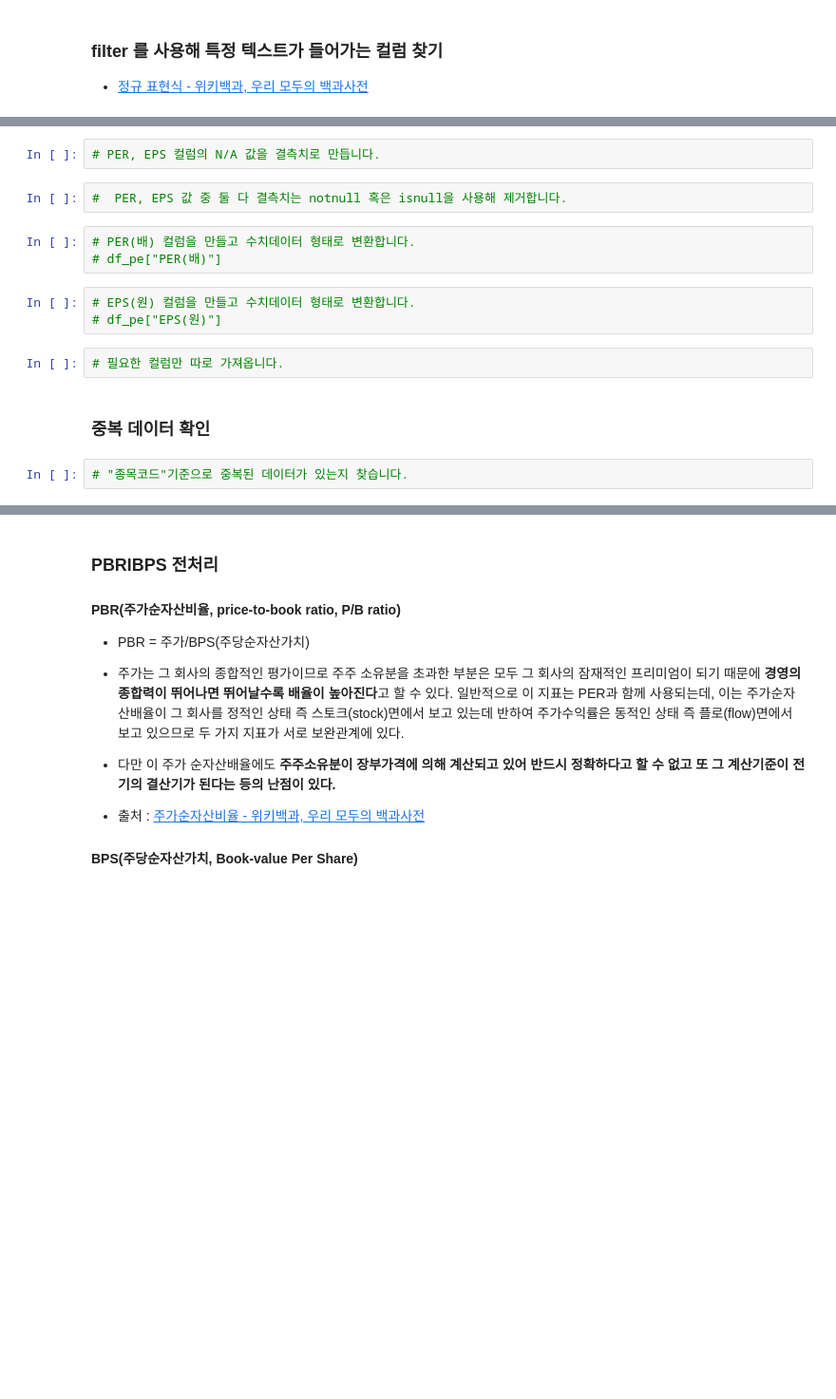
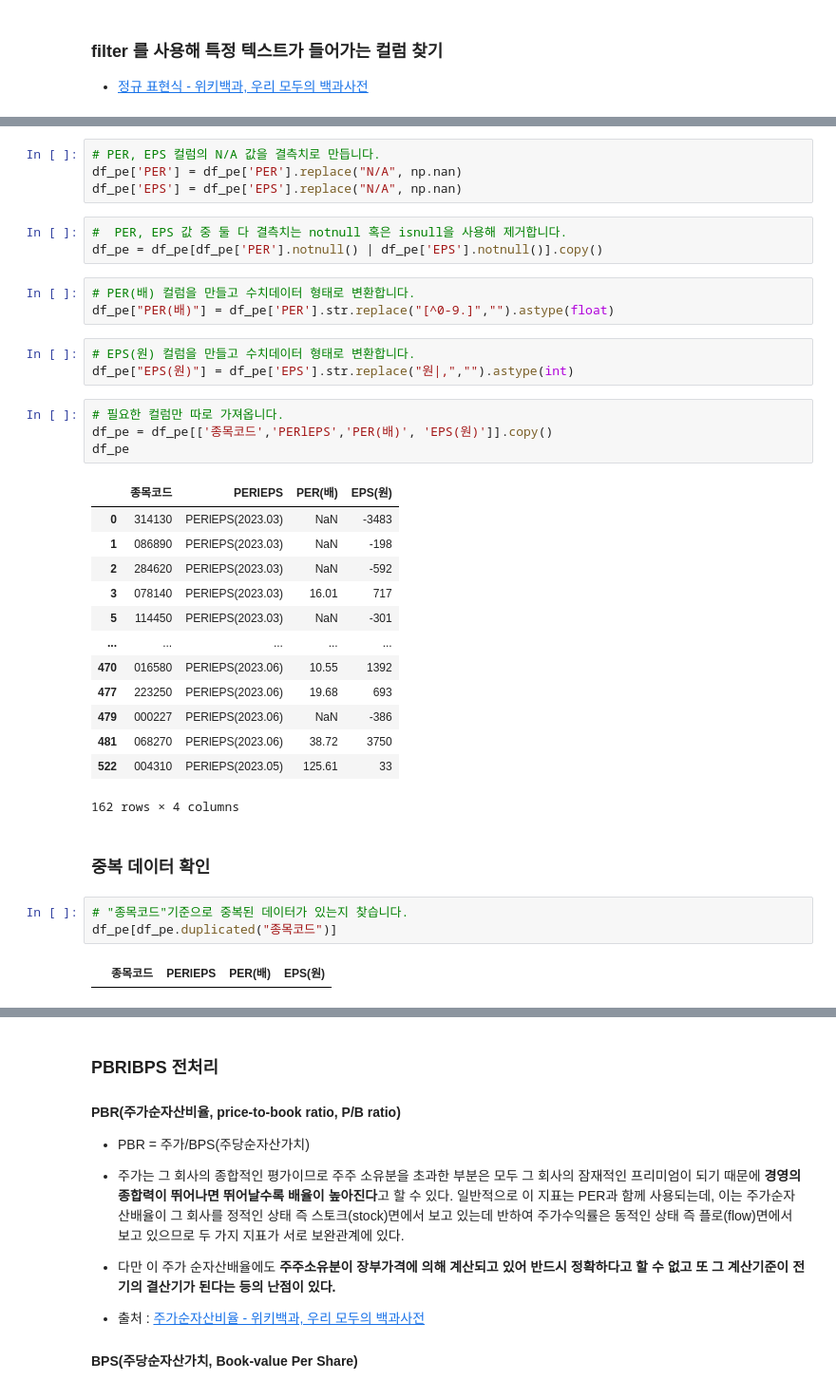
Before and after one commit to jamjamzo/finance-data-analysis, a Jupyter notebook: 5.2 업종 테마 데이터 전처리-input.ipynb, the cells around one changed output, grey strips where cells are left out. Shown at 95% size. Saved outputs shown, nothing was run; the diff lists cells and outputs as text; blank space fills up the shorter version.

```diff
--- a/5.2 업종 테마 데이터 전처리-input.ipynb
+++ b/5.2 업종 테마 데이터 전처리-input.ipynb
@@ -440,19 +559,41 @@ EPS는 당기순이익 규모가 늘면 높아지게 되고, 전환사채의 주
 # %%
 # PER, EPS 컬럼의 N/A 값을 결측치로 만듭니다.
+df_pe['PER'] = df_pe['PER'].replace("N/A", np.nan)
+df_pe['EPS'] = df_pe['EPS'].replace("N/A", np.nan)
 # %%
 #  PER, EPS 값 중 둘 다 결측치는 notnull 혹은 isnull을 사용해 제거합니다.
+df_pe = df_pe[df_pe['PER'].notnull() | df_pe['EPS'].notnull()].copy()
 # %%
 # PER(배) 컬럼을 만들고 수치데이터 형태로 변환합니다.
-# df_pe["PER(배)"]
+df_pe["PER(배)"] = df_pe['PER'].str.replace("[^0-9.]","").astype(float)
 # %%
 # EPS(원) 컬럼을 만들고 수치데이터 형태로 변환합니다.
-# df_pe["EPS(원)"]
+df_pe["EPS(원)"] = df_pe['EPS'].str.replace("원|,","").astype(int)
 # %%
 # 필요한 컬럼만 따로 가져옵니다.
+df_pe = df_pe[['종목코드','PERlEPS','PER(배)', 'EPS(원)']].copy()
+df_pe
+# %% [output]
+|  | 종목코드 | PERlEPS | PER(배) | EPS(원) |
+| 0 | 314130 | PERlEPS(2023.03) | NaN | -3483 |
+| 1 | 086890 | PERlEPS(2023.03) | NaN | -198 |
+| 2 | 284620 | PERlEPS(2023.03) | NaN | -592 |
+| 3 | 078140 | PERlEPS(2023.03) | 16.01 | 717 |
+| 5 | 114450 | PERlEPS(2023.03) | NaN | -301 |
+| ... | ... | ... | ... | ... |
+| 470 | 016580 | PERlEPS(2023.06) | 10.55 | 1392 |
+| 477 | 223250 | PERlEPS(2023.06) | 19.68 | 693 |
+| 479 | 000227 | PERlEPS(2023.06) | NaN | -386 |
+| 481 | 068270 | PERlEPS(2023.06) | 38.72 | 3750 |
+| 522 | 004310 | PERlEPS(2023.05) | 125.61 | 33 |
+162 rows × 4 columns
 # %% [markdown]
 ### 중복 데이터 확인
 # %%
 # "종목코드"기준으로 중복된 데이터가 있는지 찾습니다.
+df_pe[df_pe.duplicated("종목코드")]
+# %% [output]
+|  | 종목코드 | PERlEPS | PER(배) | EPS(원) |
 # %%
 # 만약 중복데이터가 있다면 다음과 같은 방법으로 제거합니다.
 # 추출했던 원래 데이터프레임 df와 다시 merge 로 합치기 위해
```
Also changed, not shown: parts of 23 cells of this notebook.
